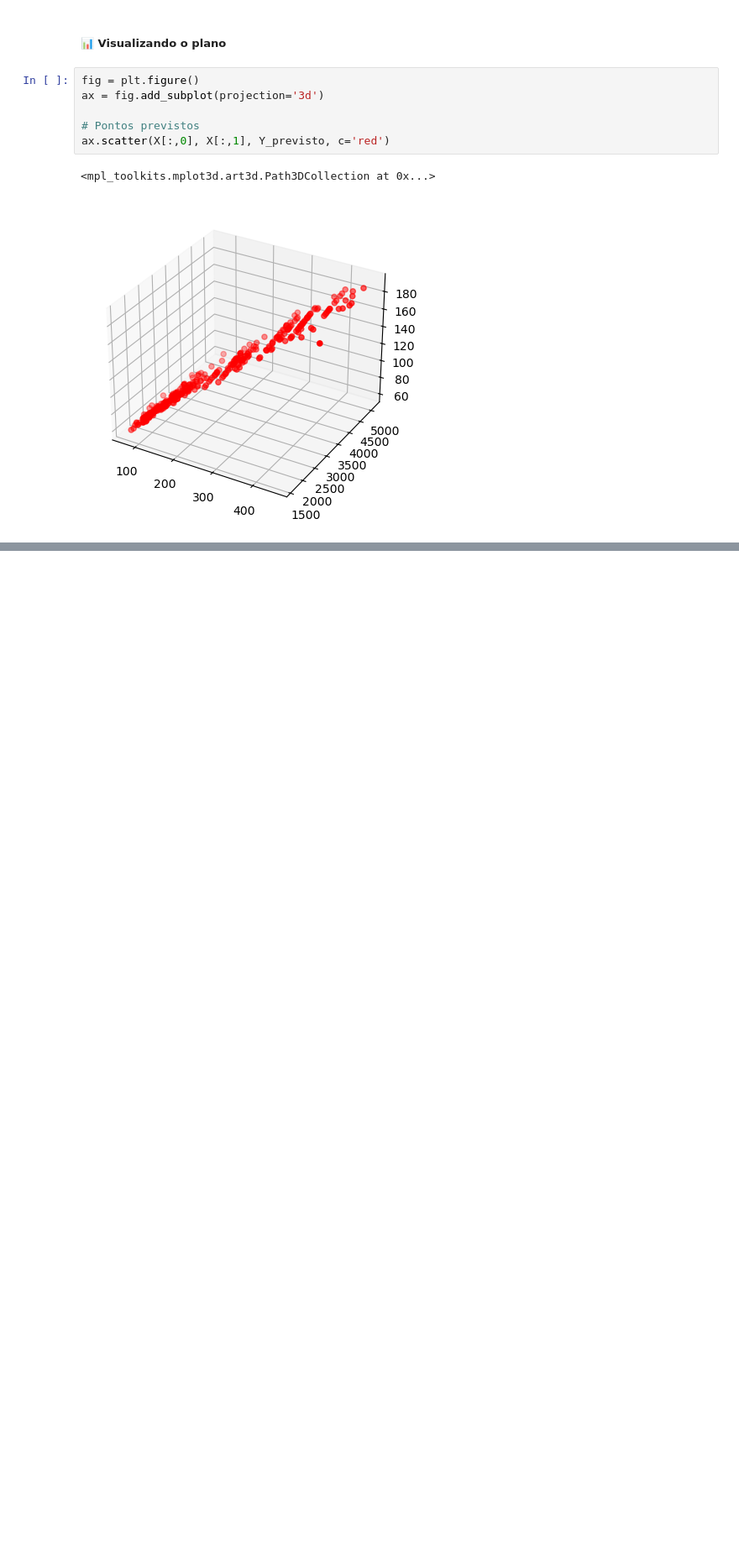
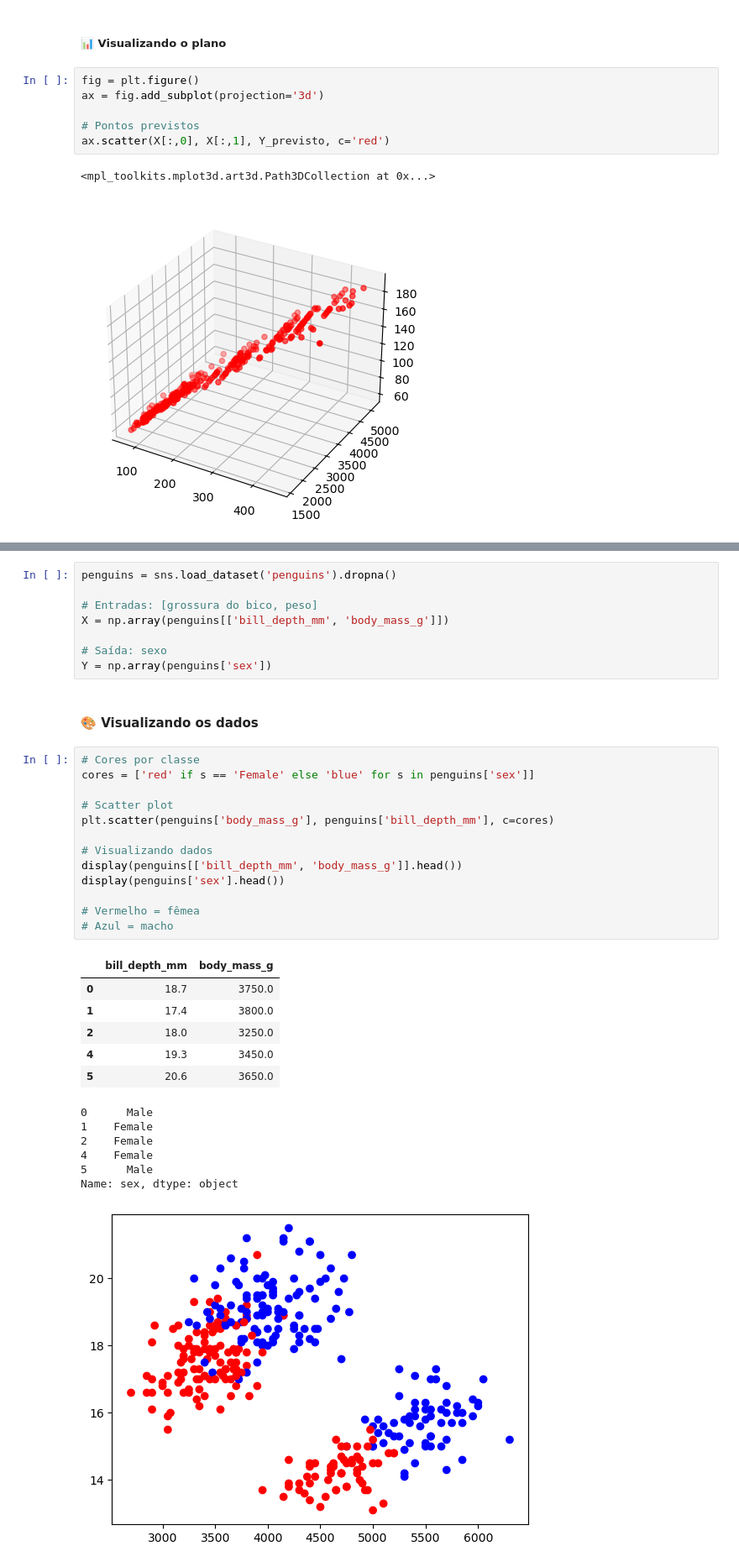
Before and after one commit to josicleytonsantos/data-science, a Jupyter notebook: personal-projects/studies/ICMC-USP/7-introduction_to_scikit-learn.ipynb, the cells around one changed output, grey strips where cells are left out. Shown at 84% size. Cells and saved outputs as stored; diff of their text form; blank space fills up the shorter version.

```diff
--- a/personal-projects/studies/ICMC-USP/7-introduction_to_scikit-learn.ipynb
+++ b/personal-projects/studies/ICMC-USP/7-introduction_to_scikit-learn.ipynb
@@ -197,0 +272,37 @@ ax.scatter(X[:,0], X[:,1], Y_previsto, c='red')
+# %%
+penguins = sns.load_dataset('penguins').dropna()
+
+# Entradas: [grossura do bico, peso]
+X = np.array(penguins[['bill_depth_mm', 'body_mass_g']])
+
+# Saída: sexo
+Y = np.array(penguins['sex'])
+# %% [markdown]
+#### 🎨 Visualizando os dados
+# %%
+# Cores por classe
+cores = ['red' if s == 'Female' else 'blue' for s in penguins['sex']]
+
+# Scatter plot
+plt.scatter(penguins['body_mass_g'], penguins['bill_depth_mm'], c=cores)
+
+# Visualizando dados
+display(penguins[['bill_depth_mm', 'body_mass_g']].head())
+display(penguins['sex'].head())
+
+# Vermelho = fêmea
+# Azul = macho
+# %% [output]
+|  | bill_depth_mm | body_mass_g |
+| 0 | 18.7 | 3750.0 |
+| 1 | 17.4 | 3800.0 |
+| 2 | 18.0 | 3250.0 |
+| 4 | 19.3 | 3450.0 |
+| 5 | 20.6 | 3650.0 |
+0      Male
+1    Female
+2    Female
+4    Female
+5      Male
+Name: sex, dtype: object
+[figure, added]
```
Also changed, not shown: parts of 7 cells of this notebook.
